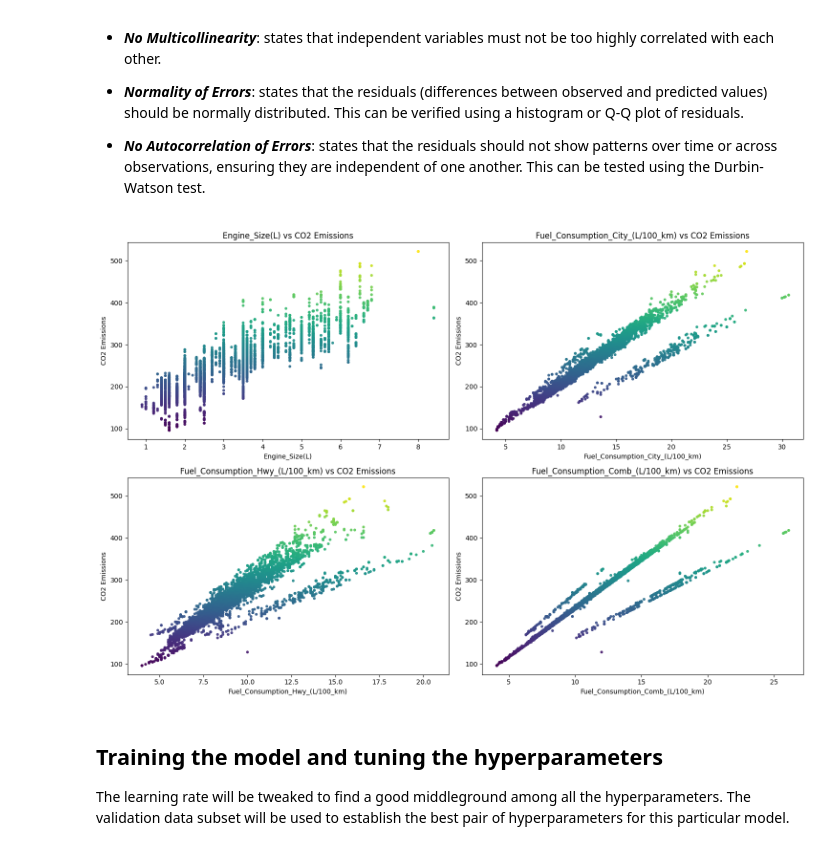
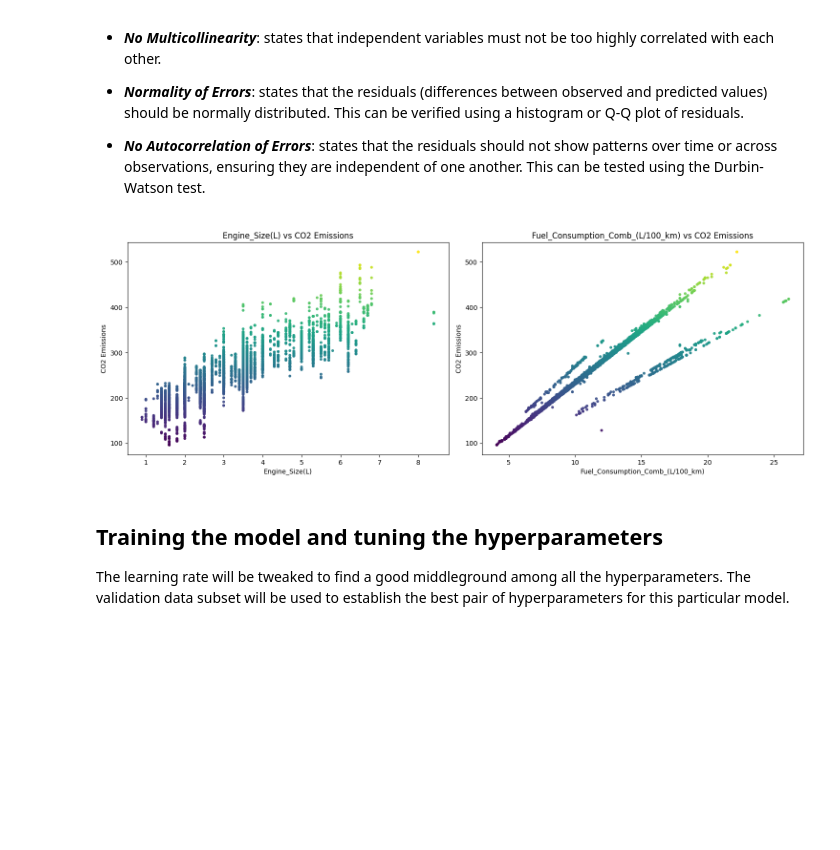
Before and after one commit to timid-angel/co2-emissions-prediction-model, a Jupyter notebook: Linear_Regression02.ipynb, the cells around one changed output. Cells and saved outputs as stored; diff of their text form; code cells hidden in the pictures; blank space fills up the shorter version.

```diff
--- a/Linear_Regression02.ipynb
+++ b/Linear_Regression02.ipynb
@@ -191,22 +189,21 @@ The following are the conditions that determine whether linear regression is an
 - ***No Autocorrelation of Errors***: states that the residuals should not show patterns over time or across observations, ensuring they are independent of one another. This can be tested using the Durbin-Watson test.
 # %%
 
-selected_features = ['Engine_Size(L)', 'Fuel_Consumption_City_(L/100_km)',
-                     'Fuel_Consumption_Hwy_(L/100_km)', 'Fuel_Consumption_Comb_(L/100_km)']
+selected_features = ['Engine_Size(L)', 'Fuel_Consumption_Comb_(L/100_km)']
 
 plt.figure(figsize=(15, 10))
 
 for i, feature in enumerate(selected_features):
     plt.subplot(2, 2, i + 1)
     plt.scatter(data_x[feature], data_y, s=10, c=data_y, cmap="viridis", alpha=0.9)
     plt.title(f'{feature} vs CO2 Emissions')
     plt.xlabel(feature)
     plt.ylabel("CO2 Emissions")
 
 plt.tight_layout()
 plt.show()
 # %% [output]
-[figure, old version]
+[figure, new version]
 # %% [markdown]
 ## Training the model and tuning the hyperparameters
 
```
Also changed, not shown: parts of 19 cells of this notebook.
